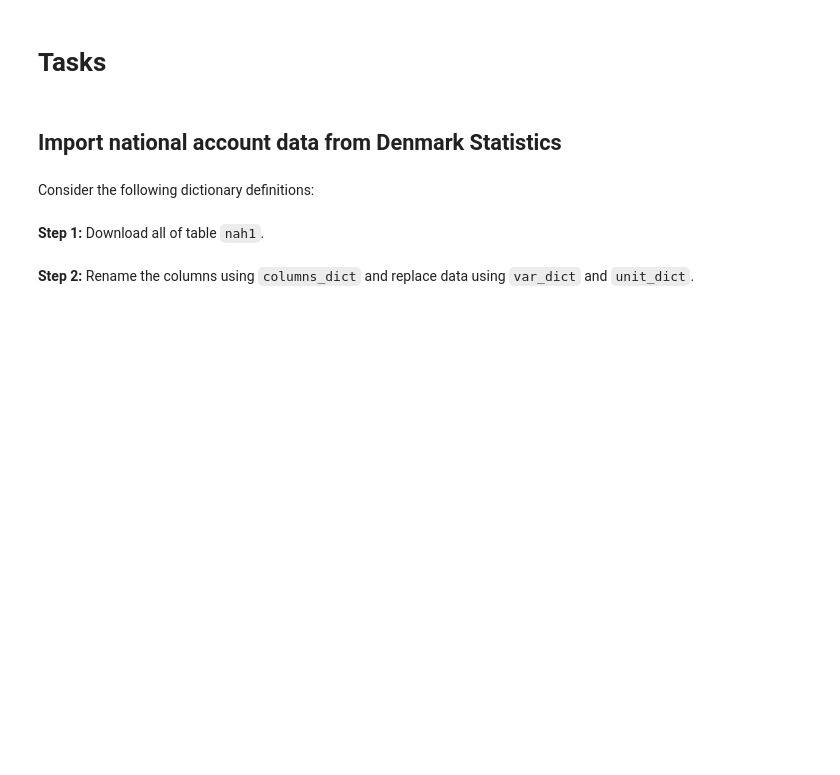
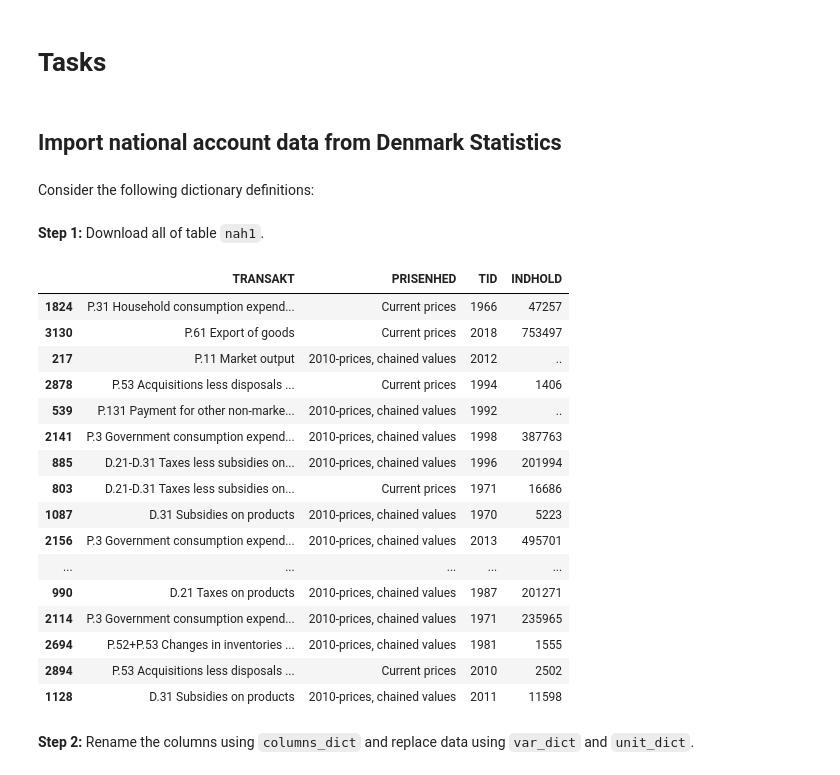
Before and after one commit to NumEconCopenhagen/IntroProg-exercises, a Jupyter notebook: PS4/problem_set_4.ipynb, the cells around one changed output. Drawn from its saved outputs; the diff is of its cells as text; code cells hidden in the pictures; blank space fills up the shorter version.

```diff
--- a/PS4/problem_set_4.ipynb
+++ b/PS4/problem_set_4.ipynb
@@ -35,6 +48,27 @@ unit_dict['Current prices'] = 'nominal'
 **Step 1:** Download all of table `nah1`.
 # %%
 # hint, nah1 = dst.get_data(table_id = '?', variables={'TRANSAKT':[?], 'PRISENHED':[?], 'TID':[?]})
+data = dst.get_data(table_id = 'nah1', variables={'TRANSAKT':['*'], 'PRISENHED':['*'], 'TID':['*']})
+nah1 = dstu.to_dataframe(data)
+nah1.sample(20)
+# %% [output]
+|  | TRANSAKT | PRISENHED | TID | INDHOLD |
+| 1824 | P.31 Household consumption expend... | Current prices | 1966 | 47257 |
+| 3130 | P.61 Export of goods | Current prices | 2018 | 753497 |
+| 217 | P.11 Market output | 2010-prices, chained values | 2012 | .. |
+| 2878 | P.53 Acquisitions less disposals ... | Current prices | 1994 | 1406 |
+| 539 | P.131 Payment for other non-marke... | 2010-prices, chained values | 1992 | .. |
+| 2141 | P.3 Government consumption expend... | 2010-prices, chained values | 1998 | 387763 |
+| 885 | D.21-D.31 Taxes less subsidies on... | 2010-prices, chained values | 1996 | 201994 |
+| 803 | D.21-D.31 Taxes less subsidies on... | Current prices | 1971 | 16686 |
+| 1087 | D.31 Subsidies on products | 2010-prices, chained values | 1970 | 5223 |
+| 2156 | P.3 Government consumption expend... | 2010-prices, chained values | 2013 | 495701 |
+| ... | ... | ... | ... | ... |
+| 990 | D.21 Taxes on products | 2010-prices, chained values | 1987 | 201271 |
+| 2114 | P.3 Government consumption expend... | 2010-prices, chained values | 1971 | 235965 |
+| 2694 | P.52+P.53 Changes in inventories ... | 2010-prices, chained values | 1981 | 1555 |
+| 2894 | P.53 Acquisitions less disposals ... | Current prices | 2010 | 2502 |
+| 1128 | D.31 Subsidies on products | 2010-prices, chained values | 2011 | 11598 |
 # %% [markdown]
 **Step 2:** Rename the columns using `columns_dict` and replace data using `var_dict` and `unit_dict`.
 # %%
```
Also changed, not shown: parts of 16 cells of this notebook, 1 other file.
